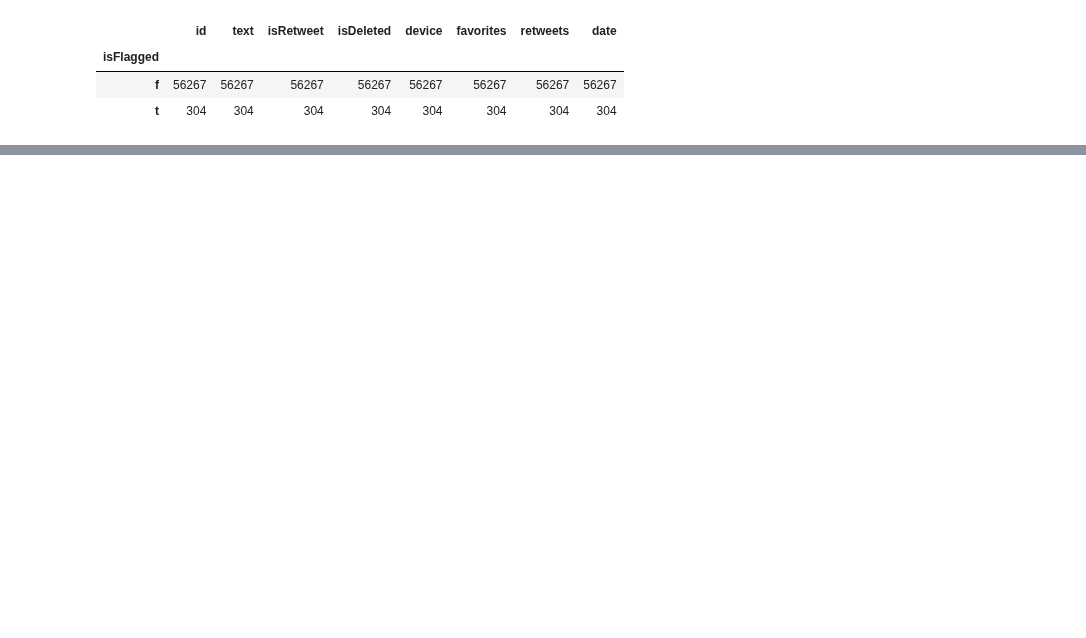
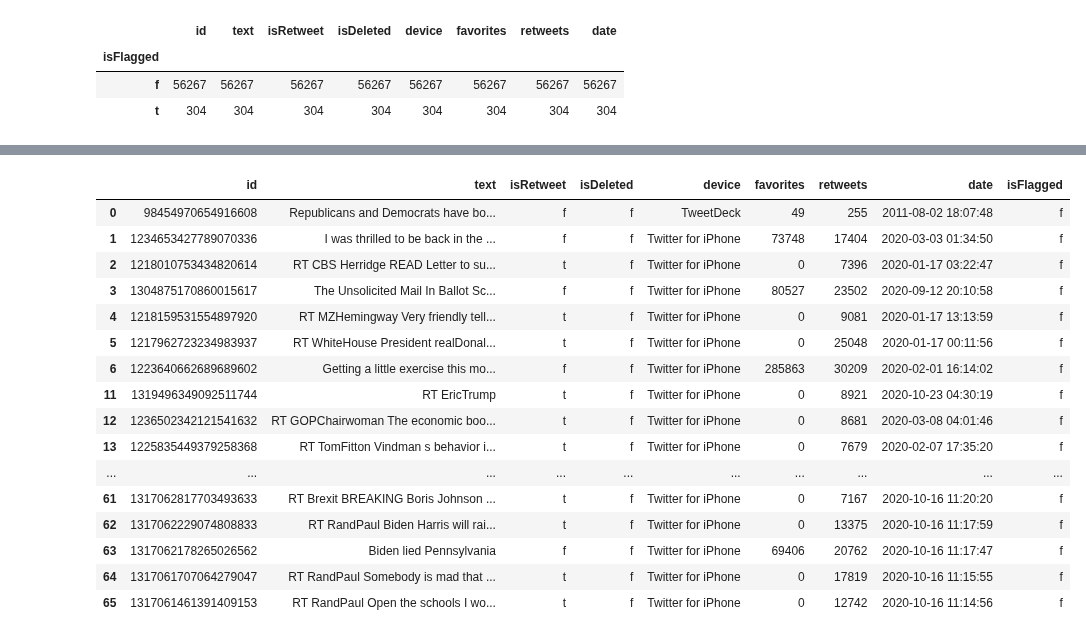
Before and after one commit to katurn1/Presidential_Tweets_NLP_Analysis, a Jupyter notebook: unsupervised_learning_project_code.ipynb, the cells around one changed output, grey strips where cells are left out. Cells and saved outputs as stored; diff of their text form; code cells hidden in the pictures; blank space fills up the shorter version.

```diff
--- a/unsupervised_learning_project_code.ipynb
+++ b/unsupervised_learning_project_code.ipynb
@@ -67,0 +94,21 @@ LookupError:
+# %%
+df = df.dropna() #drop null rows
+df.head(50)
+# %% [output]
+|  | id | text | isRetweet | isDeleted | device | favorites | retweets | date | isFlagged |
+| 0 | 98454970654916608 | Republicans and Democrats have bo... | f | f | TweetDeck | 49 | 255 | 2011-08-02 18:07:48 | f |
+| 1 | 1234653427789070336 | I was thrilled to be back in the ... | f | f | Twitter for iPhone | 73748 | 17404 | 2020-03-03 01:34:50 | f |
+| 2 | 1218010753434820614 | RT CBS Herridge READ Letter to su... | t | f | Twitter for iPhone | 0 | 7396 | 2020-01-17 03:22:47 | f |
+| 3 | 1304875170860015617 | The Unsolicited Mail In Ballot Sc... | f | f | Twitter for iPhone | 80527 | 23502 | 2020-09-12 20:10:58 | f |
+| 4 | 1218159531554897920 | RT MZHemingway Very friendly tell... | t | f | Twitter for iPhone | 0 | 9081 | 2020-01-17 13:13:59 | f |
+| 5 | 1217962723234983937 | RT WhiteHouse President realDonal... | t | f | Twitter for iPhone | 0 | 25048 | 2020-01-17 00:11:56 | f |
+| 6 | 1223640662689689602 | Getting a little exercise this mo... | f | f | Twitter for iPhone | 285863 | 30209 | 2020-02-01 16:14:02 | f |
+| 11 | 1319496349092511744 | RT EricTrump | t | f | Twitter for iPhone | 0 | 8921 | 2020-10-23 04:30:19 | f |
+| 12 | 1236502342121541632 | RT GOPChairwoman The economic boo... | t | f | Twitter for iPhone | 0 | 8681 | 2020-03-08 04:01:46 | f |
+| 13 | 1225835449379258368 | RT TomFitton Vindman s behavior i... | t | f | Twitter for iPhone | 0 | 7679 | 2020-02-07 17:35:20 | f |
+| ... | ... | ... | ... | ... | ... | ... | ... | ... | ... |
+| 61 | 1317062817703493633 | RT Brexit BREAKING Boris Johnson ... | t | f | Twitter for iPhone | 0 | 7167 | 2020-10-16 11:20:20 | f |
+| 62 | 1317062229074808833 | RT RandPaul Biden Harris will rai... | t | f | Twitter for iPhone | 0 | 13375 | 2020-10-16 11:17:59 | f |
+| 63 | 1317062178265026562 | Biden lied Pennsylvania | f | f | Twitter for iPhone | 69406 | 20762 | 2020-10-16 11:17:47 | f |
+| 64 | 1317061707064279047 | RT RandPaul Somebody is mad that ... | t | f | Twitter for iPhone | 0 | 17819 | 2020-10-16 11:15:55 | f |
+| 65 | 1317061461391409153 | RT RandPaul Open the schools I wo... | t | f | Twitter for iPhone | 0 | 12742 | 2020-10-16 11:14:56 | f |
```
Also changed, not shown: parts of 10 cells of this notebook.
